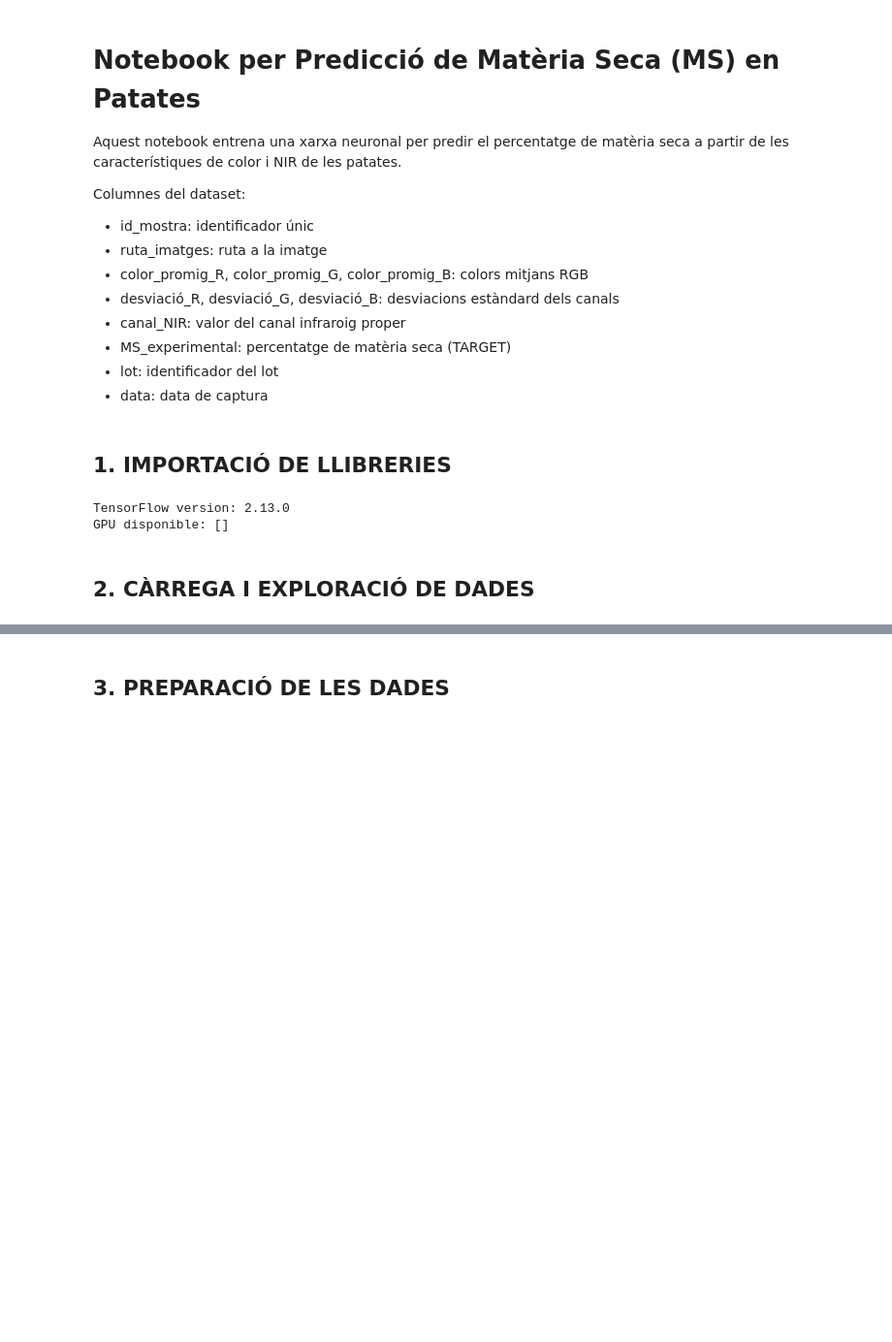
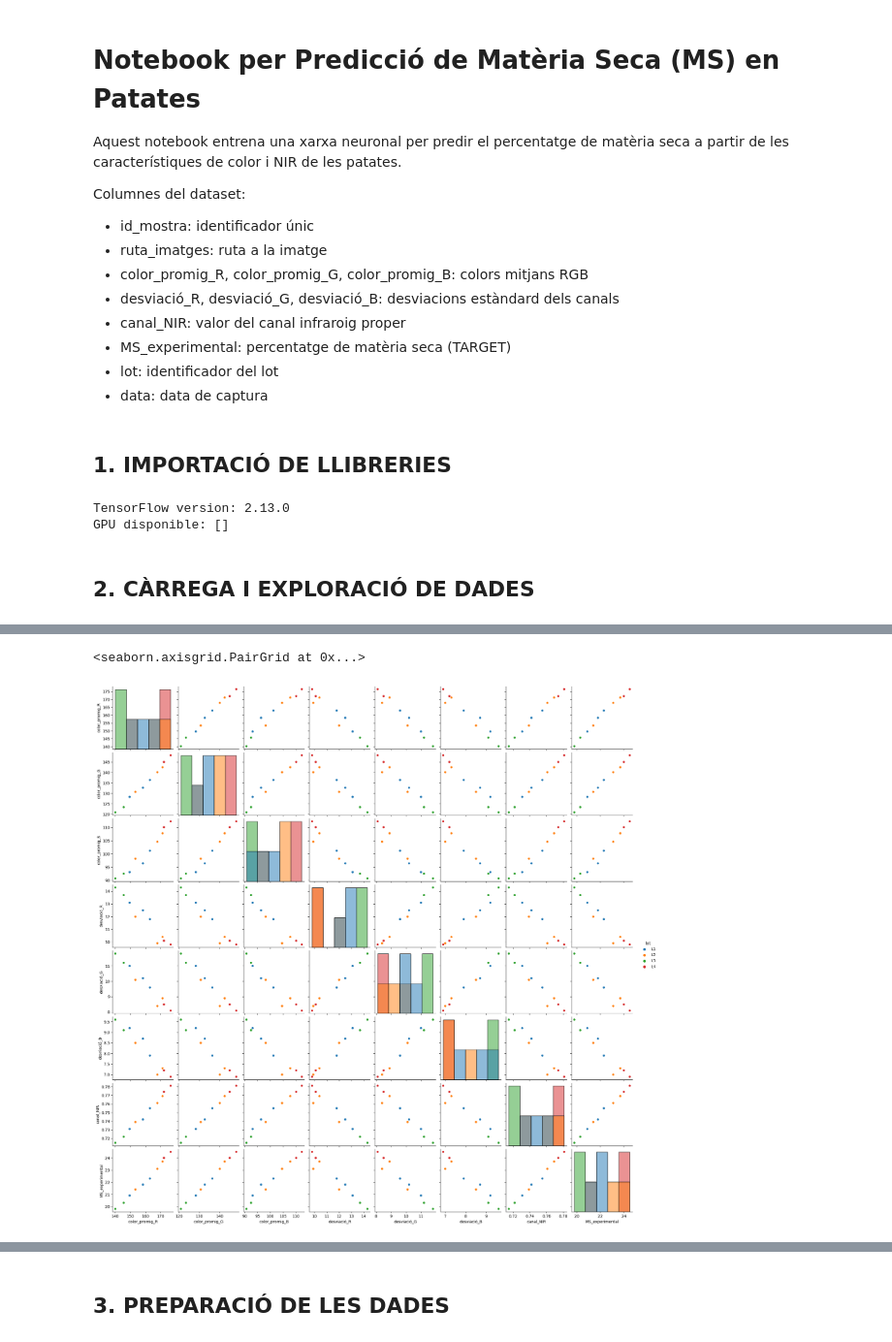
Before and after one commit to DavidDiestreR/potato-dry-matter-optics-ml, a Jupyter notebook: notebooks/training/ms_prediction_notebook_v3.ipynb, the cells around one changed output, grey strips where cells are left out. Shown: that part at 97% size. Saved outputs shown, nothing was run; the diff lists cells and outputs as text; code cells hidden in the pictures; blank space fills up the shorter version.

```diff
--- a/notebooks/training/ms_prediction_notebook_v3.ipynb
+++ b/notebooks/training/ms_prediction_notebook_v3.ipynb
@@ -116,0 +107,10 @@ dtype: int64
+# %%
+# Correlació entre features
+sns.pairplot(
+    df,
+    hue="lot",          # color segons el lot
+    diag_kind="hist",   # opcional: histogrames a la diagonal
+)
+# %% [output]
+<seaborn.axisgrid.PairGrid at 0x...>
+[figure, added]
```
Also changed, not shown: parts of 11 cells of this notebook, 1 other file.
